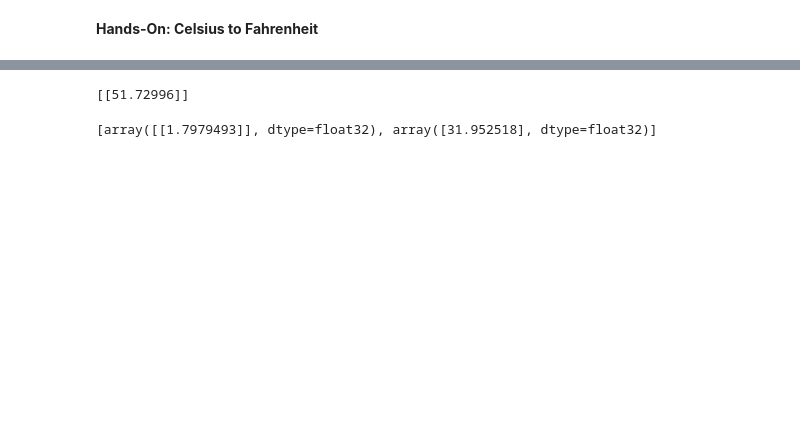
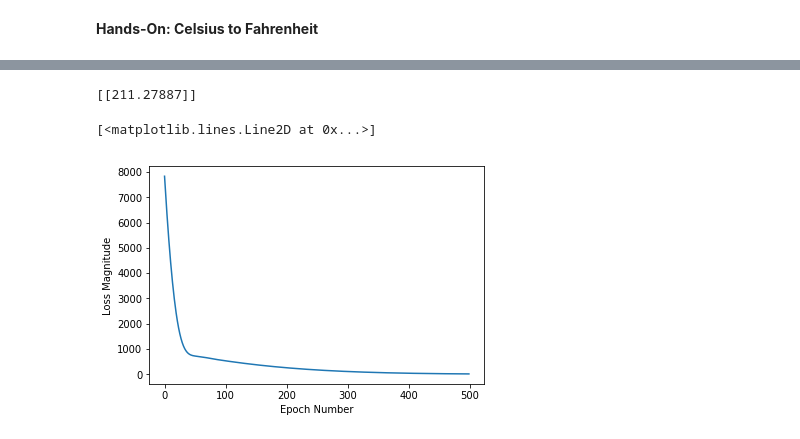
Before and after one commit to theWellHopeErr/tensorflow-workshop-hackerz-2019, a Jupyter notebook: Celsius_to_Fahrenheit.ipynb, the cells around one changed output, grey strips where cells are left out. Drawn from its saved outputs; the diff is of its cells as text; code cells hidden in the pictures; blank space fills up the shorter version.

```diff
--- a/Celsius_to_Fahrenheit.ipynb
+++ b/Celsius_to_Fahrenheit.ipynb
@@ -15,5 +22,6 @@ model = tf.keras.Sequential([
 # %%
-model.compile(loss='mean_squared_error',optimizer=tf.keras.optimizers.Adam(0.1))
+model.compile(loss='mean_squared_error',
+              optimizer=tf.keras.optimizers.Adam(0.1))
 # %%
-model.fit(ip,op,epochs=5000,verbose=False)
+history = model.fit(ip,op,epochs=500,verbose=1)
 # %% [output]
@@ -21,8 +45,12 @@ model.fit(ip,op,epochs=5000,verbose=False)
 # %%
-print(model.predict([11]))
+print(model.predict([100]))
 # %% [output]
-[[51.72996]]
+[[211.27887]]
-# %%
-model.get_weights()
-# %% [output]
-[array([[1.7979493]], dtype=float32), array([31.952518], dtype=float32)]
+# %%
+import matplotlib.pyplot as plt
+plt.xlabel('Epoch Number')
+plt.ylabel("Loss Magnitude")
+plt.plot(history.history['loss'])
+# %% [output]
+[<matplotlib.lines.Line2D at 0x...>]
+[figure, added]
```
Also changed, not shown: parts of 3 cells of this notebook.
